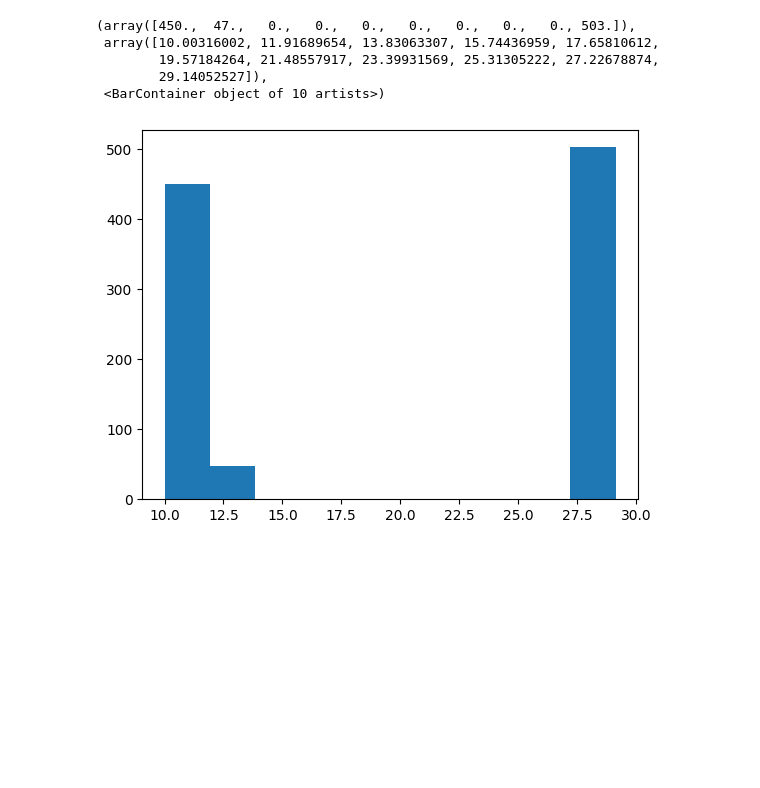
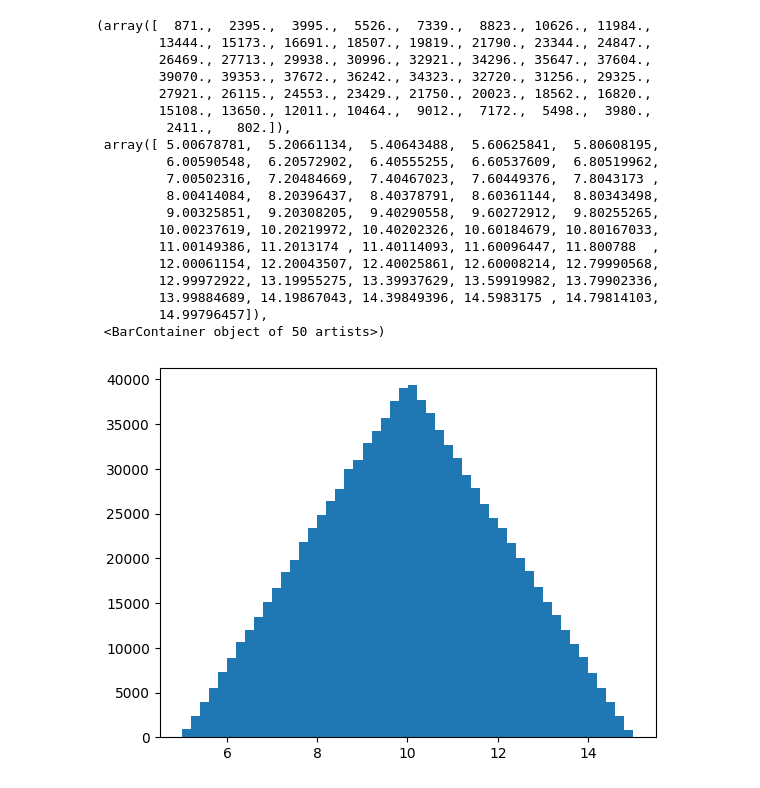
Before and after one commit to DSilvia08/Simulaci-n-actividades, a Jupyter notebook: Clase_16042024.ipynb, the cells around one changed output. Drawn from its saved outputs; the diff is of its cells as text; code cells hidden in the pictures; blank space fills up the shorter version.

```diff
--- a/Clase_16042024.ipynb
+++ b/Clase_16042024.ipynb
@@ -6,15 +4,15 @@ import random as rnd
 import numpy as np
 import matplotlib.pyplot as plt
 # %%
-def incisoa(n=100000,a=5,b=10,c=15):
+def incisoa(n=1000000,a=5,b=10,c=15):
  lista=[]
  for i in range(n):
   u=rnd.random()
   if 0<=u<(b-a)/(c-a):
-   x=((u*(c-a)*(b-a)+a**2)**(1/2))+a
+   x=np.sqrt(u*(c-a)*(b-a))+a
    lista.append(x)
-  if (b-a)/(c-a) <= u <=1:
-   x=((u*(c-a)*(b-c)+c**2)**(1/2))+c
+  else:
+   x=c-np.sqrt(c**2-b*c-a*c+a*b+u*(c-a)*(b-c))
    lista.append(x)
  return lista
 # %%
@@ -28,14 +26,28 @@ def cdf(D):
 # %%
 x,y=cdf(D)
 # %%
-plt.hist(D)
+plt.hist(D,bins=50)
 # %% [output]
-(array([450.,  47.,   0.,   0.,   0.,   0.,   0.,   0.,   0., 503.]),
- array([10.00316002, 11.91689654, 13.83063307, 15.74436959, 17.65810612,
-        19.57184264, 21.48557917, 23.39931569, 25.31305222, 27.22678874,
-        29.14052527]),
- <BarContainer object of 10 artists>)
+(array([  871.,  2395.,  3995.,  5526.,  7339.,  8823., 10626., 11984.,
+        13444., 15173., 16691., 18507., 19819., 21790., 23344., 24847.,
+        26469., 27713., 29938., 30996., 32921., 34296., 35647., 37604.,
+        39070., 39353., 37672., 36242., 34323., 32720., 31256., 29325.,
+        27921., 26115., 24553., 23429., 21750., 20023., 18562., 16820.,
+        15108., 13650., 12011., 10464.,  9012.,  7172.,  5498.,  3980.,
+         2411.,   802.]),
+ array([ 5.00678781,  5.20661134,  5.40643488,  5.60625841,  5.80608195,
+         6.00590548,  6.20572902,  6.40555255,  6.60537609,  6.80519962,
+         7.00502316,  7.20484669,  7.40467023,  7.60449376,  7.8043173 ,
+         8.00414084,  8.20396437,  8.40378791,  8.60361144,  8.80343498,
+         9.00325851,  9.20308205,  9.40290558,  9.60272912,  9.80255265,
+        10.00237619, 10.20219972, 10.40202326, 10.60184679, 10.80167033,
+        11.00149386, 11.2013174 , 11.40114093, 11.60096447, 11.800788  ,
+        12.00061154, 12.20043507, 12.40025861, 12.60008214, 12.79990568,
+        12.99972922, 13.19955275, 13.39937629, 13.59919982, 13.79902336,
+        13.99884689, 14.19867043, 14.39849396, 14.5983175 , 14.79814103,
+        14.99796457]),
+ <BarContainer object of 50 artists>)
-[figure, old version]
+[figure, new version]
 # %%
 plt.plot(D)
 # %% [output]
```
Also changed, not shown: parts of 3 cells of this notebook.
